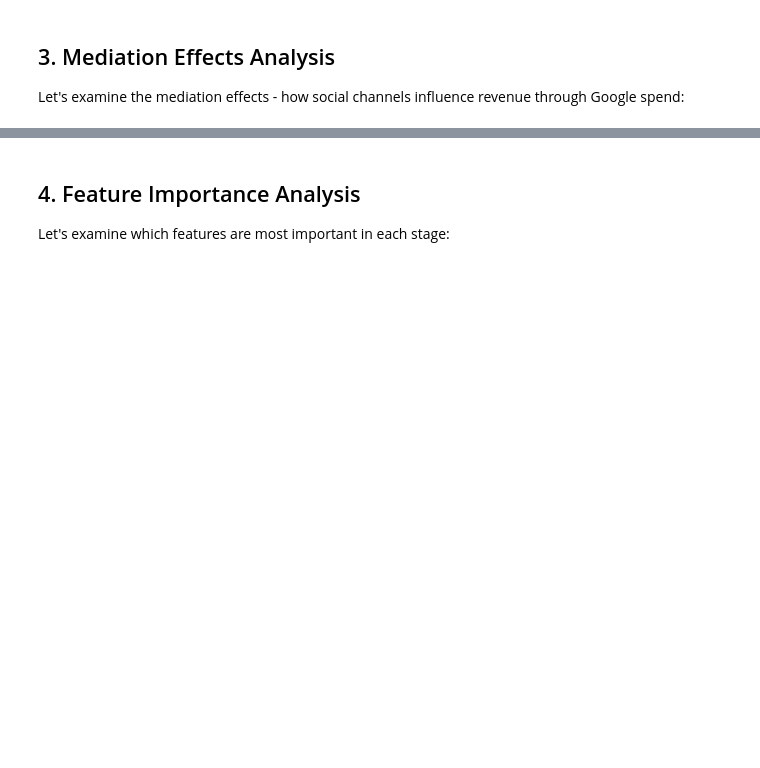
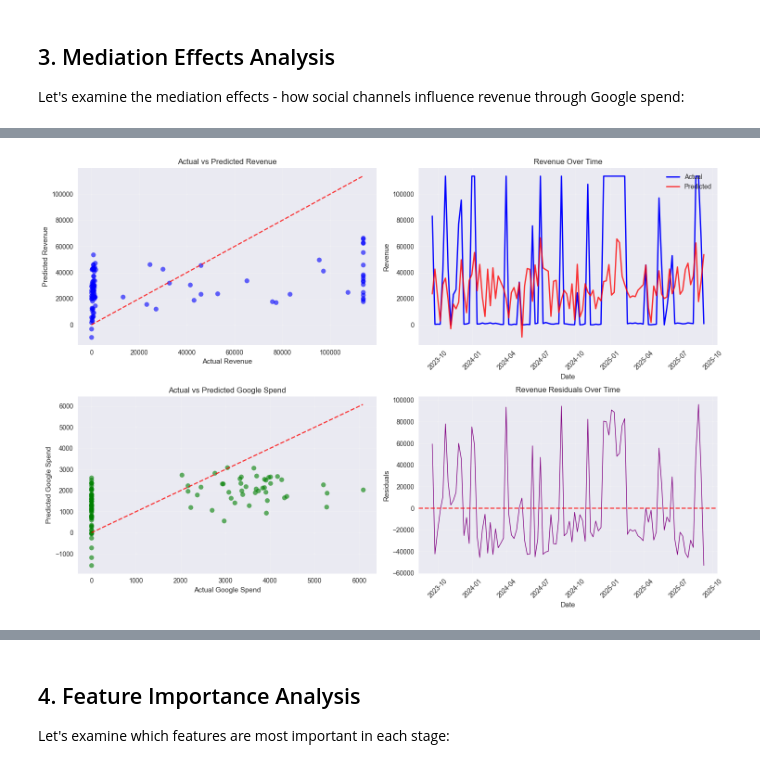
Before and after one commit to AbhimanueYT/MMM-Modeling-with-Mediation-Assumption, a Jupyter notebook: notebooks/03_mediation_modeling.ipynb, the cells around one changed output, grey strips where cells are left out. Drawn from its saved outputs; the diff is of its cells as text; code cells hidden in the pictures; blank space fills up the shorter version.

Commit message:
data fetch !

```diff
--- a/notebooks/03_mediation_modeling.ipynb
+++ b/notebooks/03_mediation_modeling.ipynb
@@ -121,0 +248,87 @@ Let's examine the mediation effects - how social channels influence revenue thro
+# %%
+# Get predictions using the same features that were used during training
+print("Making predictions...")
+print("Using the same features that were used during model training...")
+
+# Use the stored feature names from the trained model
+if hasattr(model, 'stage1_params') and 'feature_names' in model.stage1_params:
+    training_social_features = model.stage1_params['feature_names']
+    print(f"Stage 1 training features: {len(training_social_features)}")
+else:
+    training_social_features = social_features
+
+if hasattr(model, 'stage2_params') and 'feature_names' in model.stage2_params:
+    training_stage2_features = model.stage2_params['feature_names']
+    print(f"Stage 2 training features: {len(training_stage2_features)}")
+else:
+    training_stage2_features = stage2_features
+
+try:
+    predictions = model.predict(prepared_data, training_social_features, training_stage2_features)
+    print("✅ Predictions successful!")
+except Exception as e:
+    print(f"❌ Prediction error: {e}")
+    print("Trying with only existing features...")
+
+    # Filter to only existing features
+    existing_social = [col for col in training_social_features if col in prepared_data.columns]
+    existing_stage2 = [col for col in training_stage2_features if col in prepared_data.columns]
+
+    print(f"Using {len(existing_social)} social features and {len(existing_stage2)} stage2 features")
+    predictions = model.predict(prepared_data, existing_social, existing_stage2)
+    print("✅ Predictions successful with filtered features!")
+
+# Create prediction comparison plots
+fig, axes = plt.subplots(2, 2, figsize=(15, 10))
+
+# Actual vs Predicted Revenue
+axes[0, 0].scatter(prepared_data['revenue'], predictions['revenue_predictions'], alpha=0.6, color='blue')
+axes[0, 0].plot([prepared_data['revenue'].min(), prepared_data['revenue'].max()],
+                [prepared_data['revenue'].min(), prepared_data['revenue'].max()], 'r--', alpha=0.8)
+axes[0, 0].set_xlabel('Actual Revenue')
+axes[0, 0].set_ylabel('Predicted Revenue')
+axes[0, 0].set_title('Actual vs Predicted Revenue')
+axes[0, 0].grid(True, alpha=0.3)
+
+# Revenue over time
+axes[0, 1].plot(prepared_data['date'], prepared_data['revenue'], label='Actual', color='blue', linewidth=2)
+axes[0, 1].plot(prepared_data['date'], predictions['revenue_predictions'], label='Predicted', color='red', linewidth=2, alpha=0.8)
+axes[0, 1].set_xlabel('Date')
+axes[0, 1].set_ylabel('Revenue')
+axes[0, 1].set_title('Revenue Over Time')
+axes[0, 1].legend()
+axes[0, 1].tick_params(axis='x', rotation=45)
+axes[0, 1].grid(True, alpha=0.3)
+
+# Google spend predictions
+axes[1, 0].scatter(prepared_data['google_spend'], predictions['google_predictions'], alpha=0.6, color='green')
+axes[1, 0].plot([prepared_data['google_spend'].min(), prepared_data['google_spend'].max()],
+                [prepared_data['google_spend'].min(), prepared_data['google_spend'].max()], 'r--', alpha=0.8)
+axes[1, 0].set_xlabel('Actual Google Spend')
+axes[1, 0].set_ylabel('Predicted Google Spend')
+axes[1, 0].set_title('Actual vs Predicted Google Spend')
+axes[1, 0].grid(True, alpha=0.3)
+
+# Residuals over time
+residuals = prepared_data['revenue'] - predictions['revenue_predictions']
+axes[1, 1].plot(prepared_data['date'], residuals, color='purple', linewidth=1)
+axes[1, 1].axhline(y=0, color='red', linestyle='--', alpha=0.8)
+axes[1, 1].set_xlabel('Date')
+axes[1, 1].set_ylabel('Residuals')
+axes[1, 1].set_title('Revenue Residuals Over Time')
+axes[1, 1].tick_params(axis='x', rotation=45)
+axes[1, 1].grid(True, alpha=0.3)
+
+plt.tight_layout()
+plt.show()
+
+# Print prediction accuracy metrics
+print("PREDICTION ACCURACY METRICS")
+print("=" * 30)
+print(f"Revenue R²: {results['stage2_metrics']['r2']:.4f}")
+print(f"Revenue RMSE: ${results['stage2_metrics']['rmse']:,.0f}")
+print(f"Revenue MAPE: {results['stage2_metrics']['mape']:.2f}%")
+print(f"Google Spend R²: {results['stage1_metrics']['r2']:.4f}")
+print(f"Google Spend RMSE: ${results['stage1_metrics']['rmse']:,.0f}")
+print(f"Google Spend MAPE: {results['stage1_metrics']['mape']:.2f}%")
+# %% [output]
@@ -121,0 +340 @@ Let's examine the mediation effects - how social channels influence revenue thro
+[figure, added]
```
Also changed, not shown: parts of 11 cells of this notebook, 8 other files.
